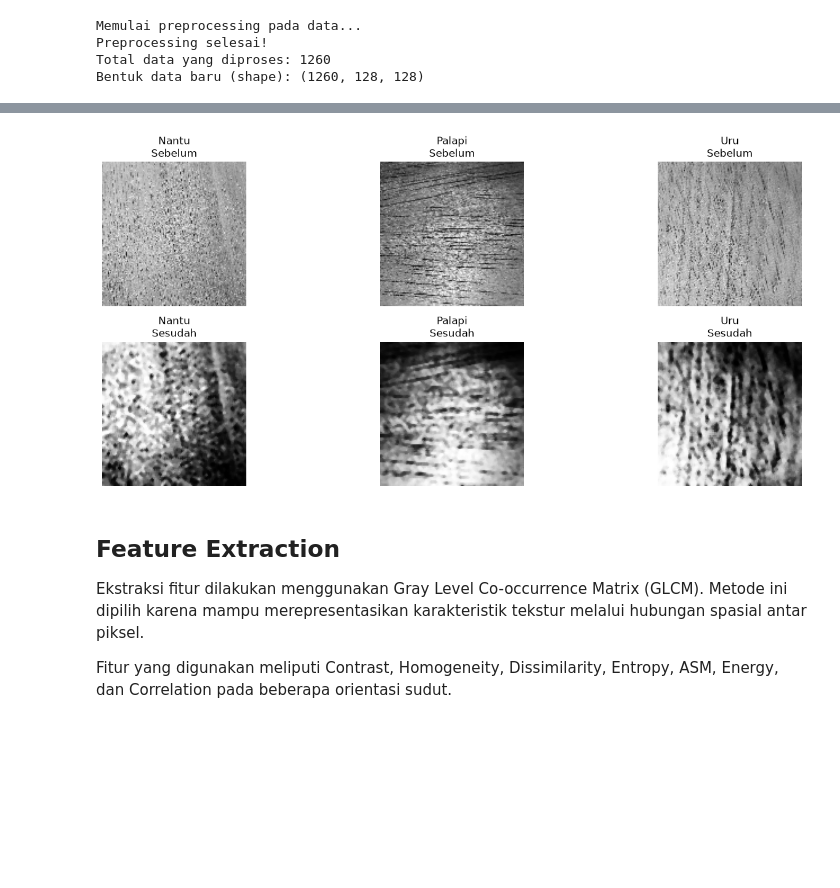
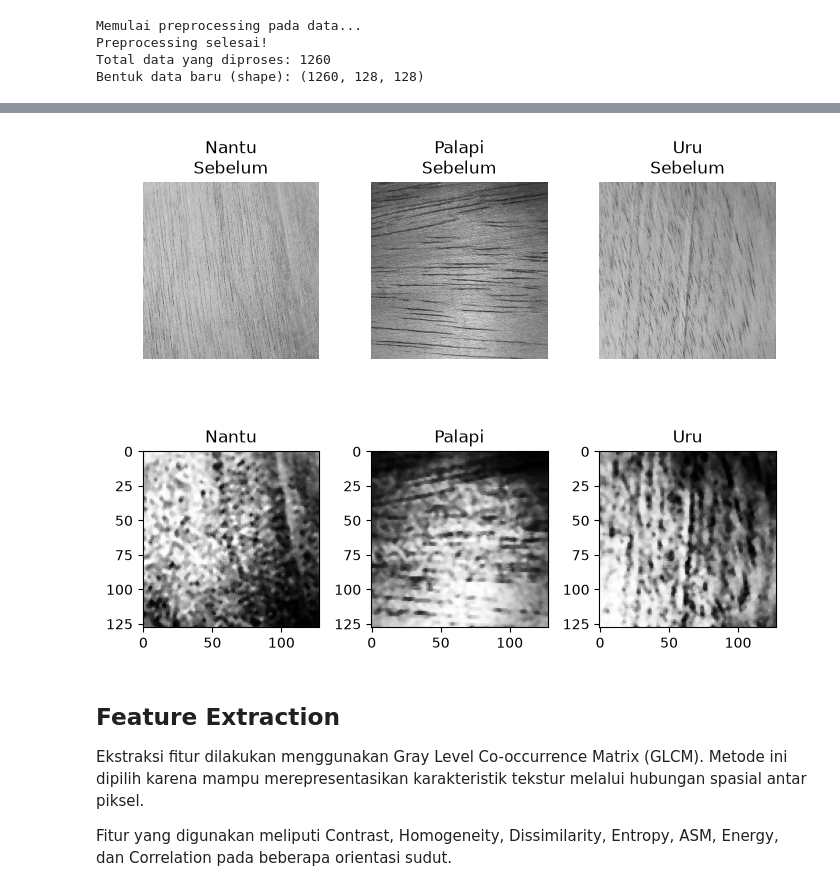
Before and after one commit to Sagos4321/PCD-Project-Kelompok-3, a Jupyter notebook: Percobaan4.ipynb, the cells around one changed output, grey strips where cells are left out. Cells and saved outputs as stored; diff of their text form; code cells hidden in the pictures; blank space fills up the shorter version.

```diff
--- a/Percobaan4.ipynb
+++ b/Percobaan4.ipynb
@@ -249,19 +249,3 @@ Memulai preprocessing pada data...
 Preprocessing selesai!
 Total data yang diproses: 1260
 Bentuk data baru (shape): (1260, 128, 128)
-# %%
-kelas_unik = np.unique(labels_augmented)
-
-plt.figure(figsize=(12,4))
-
-for i, kelas in enumerate(kelas_unik):
-
-    idx = np.where(labels_augmented == kelas)[0][0]
-
-    plt.subplot(1, len(kelas_unik), i+1)
-    plt.imshow(data_preprocessed[idx], cmap='gray')
-    plt.title(kelas)
-    plt.axis('off')
-
-plt.tight_layout()
-plt.show()
@@ -270,30 +272,29 @@ plt.show()
 # %%
 kelas_unik = np.unique(labels_augmented)
 
 # Mengatur subplots: 2 baris (Sebelum di atas, Sesudah di bawah),
 # dan kolom sebanyak jumlah kelas
-fig, ax = plt.subplots(2, len(kelas_unik), figsize=(15, 6))
+fig, ax = plt.subplots(2, len(kelas_unik), figsize=(7, 6))
 
 for i, kelas in enumerate(kelas_unik):
     idx = np.where(labels_augmented == kelas)[0][0]
 
     # Baris 0 untuk Sebelum, Baris 1 untuk Sesudah
     # Kolom ditentukan oleh i (indeks kelas)
 
     # Plot Sebelum (Atas)
     ax[0, i].imshow(data_augmented[idx], cmap='gray')
     ax[0, i].set_title(f'{kelas}\nSebelum')
     ax[0, i].axis('off')
 
     # Plot Sesudah (Bawah)
     ax[1, i].imshow(data_preprocessed[idx], cmap='gray')
-    ax[1, i].set_title(f'{kelas}\nSesudah')
-    ax[1, i].axis('off')
+    ax[1, i].set_title(f'{kelas}')
 
 plt.tight_layout()
 plt.show()
 # %% [output]
-[figure, old version]
+[figure, new version]
 # %% [markdown]
 ## Feature Extraction
 
```
Also changed, not shown: parts of 20 cells of this notebook, 2 other files.
